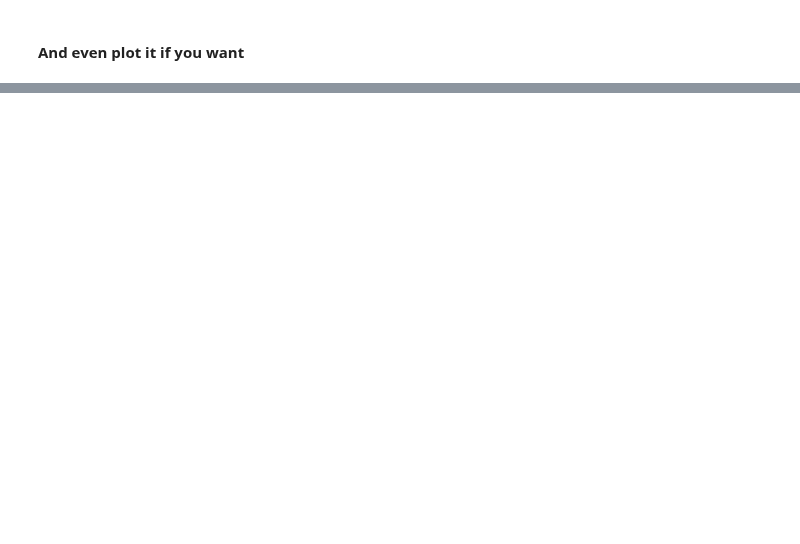
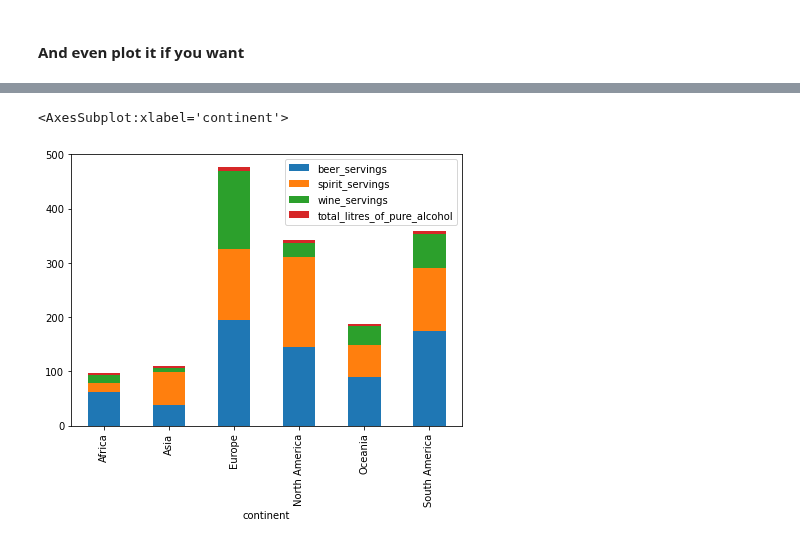
Before and after one commit to stiles/usc, a Jupyter notebook: notebooks/05_group_by_intro.ipynb, the cells around one changed output, grey strips where cells are left out. Cells and saved outputs as stored; diff of their text form; code cells hidden in the pictures; blank space fills up the shorter version.

```diff
--- a/notebooks/05_group_by_intro.ipynb
+++ b/notebooks/05_group_by_intro.ipynb
@@ -150,0 +182,5 @@ all_drinks.plot(kind='bar')
+# %%
+all_drinks.plot(kind='bar', stacked=True, figsize=(7,5))
+# %% [output]
+<AxesSubplot:xlabel='continent'>
+[figure, added]
```
Also changed, not shown: parts of 19 cells of this notebook, 4 other files.
